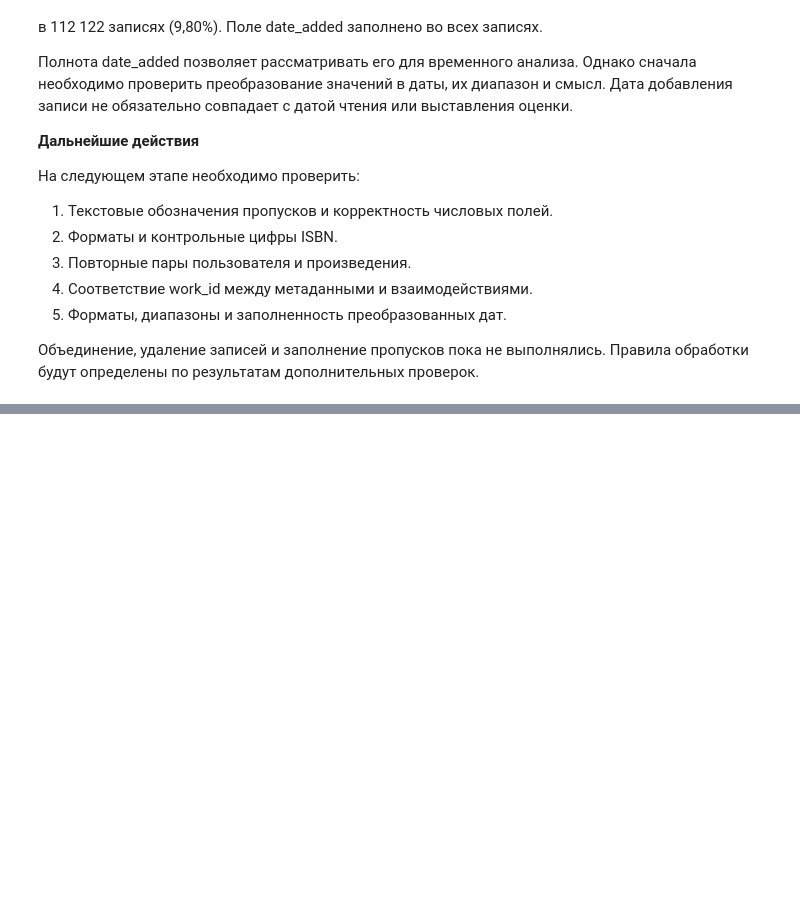
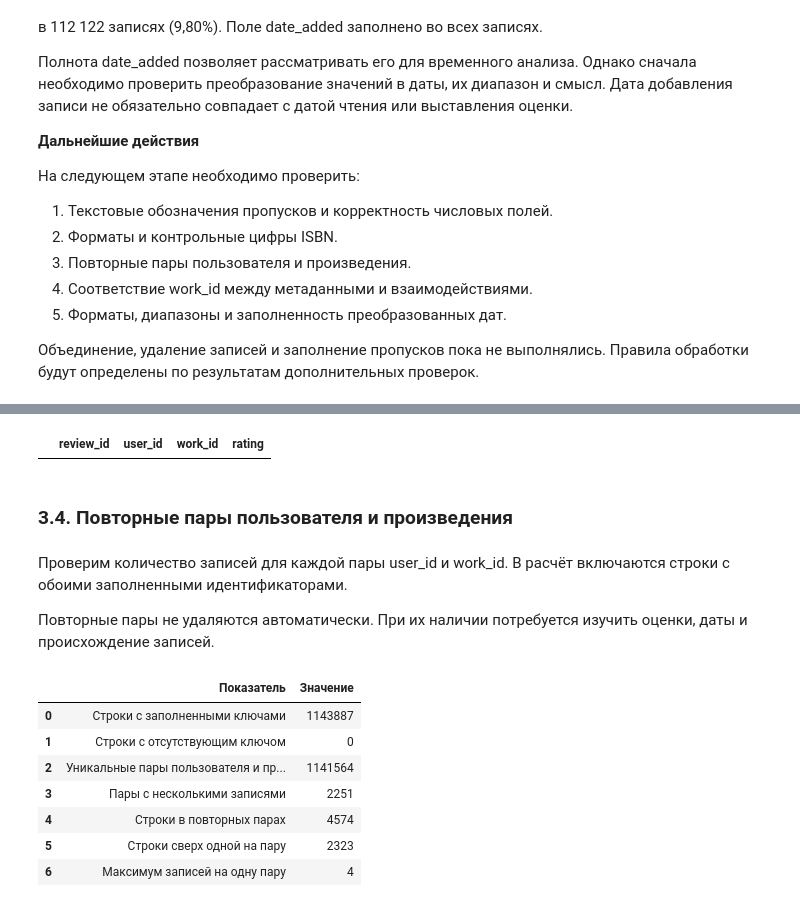
Before and after one commit to RafaelART01/BookRecommender, a Jupyter notebook: notebooks/01_data_audit.ipynb, the cells around one changed output, grey strips where cells are left out. Drawn from its saved outputs; the diff is of its cells as text; code cells hidden in the pictures; blank space fills up the shorter version.

```diff
--- a/notebooks/01_data_audit.ipynb
+++ b/notebooks/01_data_audit.ipynb
@@ -691,0 +836,60 @@ isbn13 в 1 661 записи (12,28%). Эти группы могут перес
+# %%
+reviews.loc[
+    missing_work_mask | unknown_work_mask,
+    ["review_id", "user_id", "work_id", "rating"],
+].head(10)
+# %% [output]
+|  | review_id | user_id | work_id | rating |
+# %% [markdown]
+### 3.4. Повторные пары пользователя и произведения
+# %% [markdown]
+Проверим количество записей для каждой пары user_id и work_id.
+В расчёт включаются строки с обоими заполненными идентификаторами.
+
+Повторные пары не удаляются автоматически. При их наличии
+потребуется изучить оценки, даты и происхождение записей.
+# %%
+valid_pair_mask = interaction_keys.notna().all(axis=1)
+
+pair_counts = (
+    interaction_keys.loc[valid_pair_mask]
+    .groupby(["user_id", "work_id"], sort=False)
+    .size()
+    .rename("interaction_count")
+)
+
+repeated_pairs = pair_counts[pair_counts > 1]
+
+pair_summary = pd.DataFrame(
+    {
+        "Показатель": [
+            "Строки с заполненными ключами",
+            "Строки с отсутствующим ключом",
+            "Уникальные пары пользователя и произведения",
+            "Пары с несколькими записями",
+            "Строки в повторных парах",
+            "Строки сверх одной на пару",
+            "Максимум записей на одну пару",
+        ],
+        "Значение": [
+            int(valid_pair_mask.sum()),
+            int((~valid_pair_mask).sum()),
+            len(pair_counts),
+            len(repeated_pairs),
+            int(repeated_pairs.sum()),
+            int((repeated_pairs - 1).sum()),
+            int(pair_counts.max()) if len(pair_counts) else 0,
+        ],
+    }
+)
+
+pair_summary
+# %% [output]
+|  | Показатель | Значение |
+| 0 | Строки с заполненными ключами | 1143887 |
+| 1 | Строки с отсутствующим ключом | 0 |
+| 2 | Уникальные пары пользователя и пр... | 1141564 |
+| 3 | Пары с несколькими записями | 2251 |
+| 4 | Строки в повторных парах | 4574 |
+| 5 | Строки сверх одной на пару | 2323 |
+| 6 | Максимум записей на одну пару | 4 |
```
Also changed, not shown: parts of 15 cells of this notebook.
